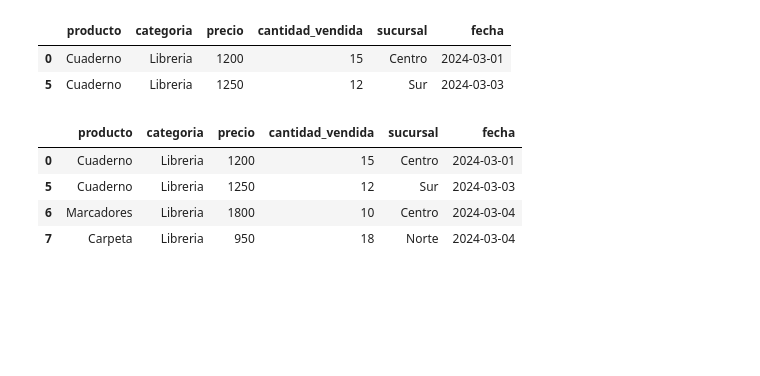
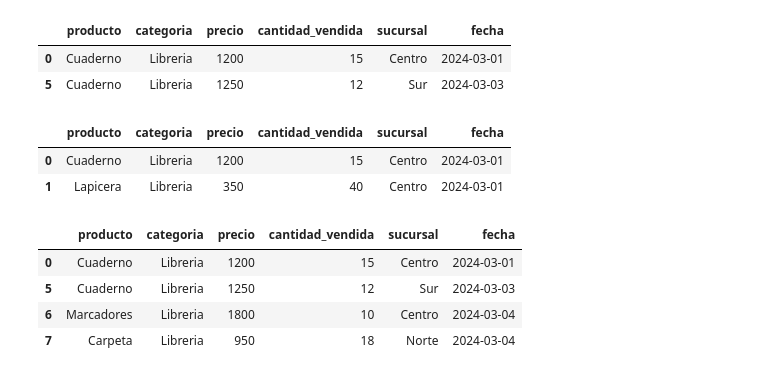
Before and after one commit to ppandomail/cd, a Jupyter notebook: doc/03-sel-filt-ord.ipynb, the cells around one changed output. Drawn from its saved outputs; the diff is of its cells as text; code cells hidden in the pictures; blank space fills up the shorter version.

```diff
--- a/doc/03-sel-filt-ord.ipynb
+++ b/doc/03-sel-filt-ord.ipynb
@@ -308,6 +333,13 @@ df[df['producto'].str.contains('Cuad')]
 |  | producto | categoria | precio | cantidad_vendida | sucursal | fecha |
 | 0 | Cuaderno | Libreria | 1200 | 15 | Centro | 2024-03-01 |
 | 5 | Cuaderno | Libreria | 1250 | 12 | Sur | 2024-03-03 |
+# %%
+# Filtrar texto mediante expresiones regulares (patrón)
+df[df['fecha'].str.match('2024-..-01')]
+# %% [output]
+|  | producto | categoria | precio | cantidad_vendida | sucursal | fecha |
+| 0 | Cuaderno | Libreria | 1200 | 15 | Centro | 2024-03-01 |
+| 1 | Lapicera | Libreria | 350 | 40 | Centro | 2024-03-01 |
 # %%
 # Combinar filtros
 # df[(condición_1) & (condición_2)]
```
Also changed, not shown: parts of 31 cells of this notebook, 3 other files.
